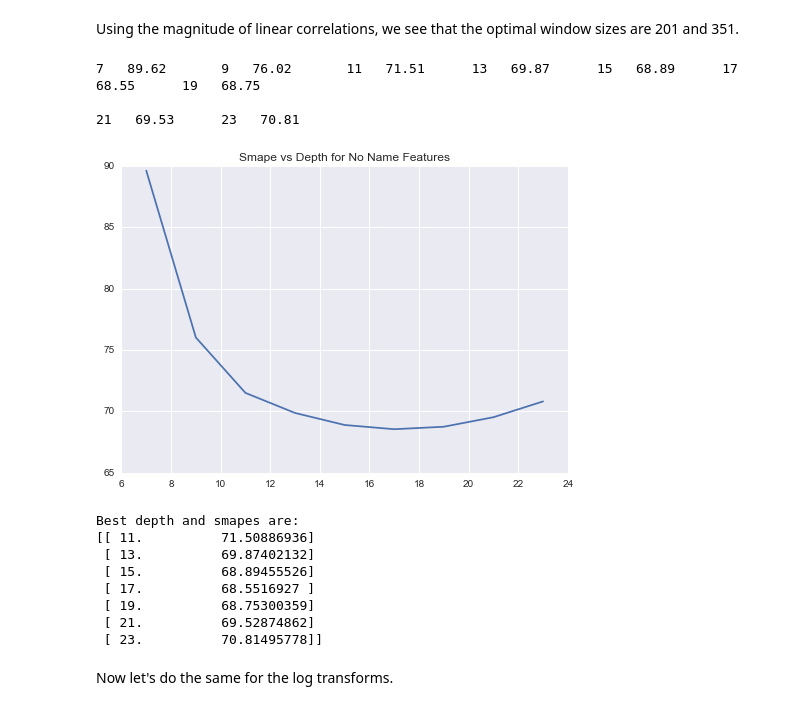
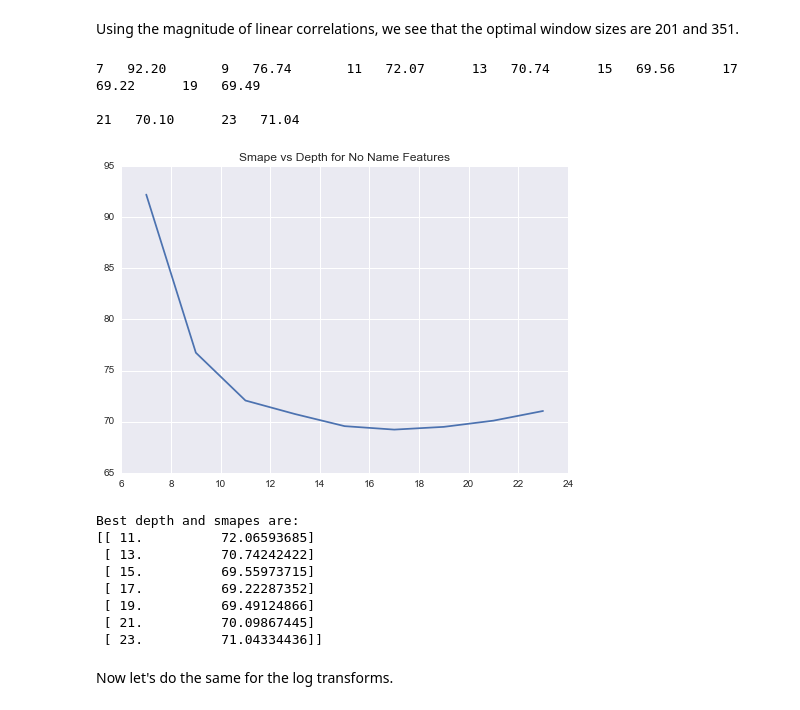
Before and after one commit to MatthewMcGonagle/KaggleWikiTraffic, a Jupyter notebook: FinalReport.ipynb, the cells around one changed output. Drawn from its saved outputs; the diff is of its cells as text; code cells hidden in the pictures.

```diff
--- a/FinalReport.ipynb
+++ b/FinalReport.ipynb
@@ -695,16 +715,12 @@ plt.show()
 # %% [markdown]
 So we see that there is high linear correlation between the different window means and the entire mean. This is to be expected, since on average they should all be the same. Therefore, we need to transform our coordinates. The primary coordinate is related to them all being the same.
 # %%
-def timeFeatures(X, windowSize):
-    X_windows = window_means(X, 2, windowSize)
-    all_mean = X.mean(axis = 1, keepdims = True)
-    features = np.hstack((all_mean, X_windows))
-    return features
+# Define transformation of time features.
 
 def transform_tFeatures(X_means, n_out):
-    feature1 = np.sum(X_means, axis = 1)
-    feature2 = X_means[:, 0] - X_means[:, 1]
-    feature3 = X_means[:, 0] + X_means[:, 1] - 2 * X_means[:, 2]
+    feature1 = np.mean(X_means, axis = 1)
+    feature2 = (X_means[:, 0] - X_means[:, 1]) / np.sqrt(2)
+    feature3 = (X_means[:, 0] + X_means[:, 1] - 2 * X_means[:, 2]) / np.sqrt(6)
     features = np.stack([feature1, feature2, feature3], axis = -1)
     return features[:, :n_out]
 
@@ -716,6 +732,7 @@ columns = np.arange(len(search)) % nColumns
 all_means = X_train[:, nName:].mean(axis = 1, keepdims = True)
 
 corrs = []
+print('Window Size, Correlation of All Mean vs Window Mean:')
 for var, col in zip(search, columns):
 
     tFeatures = timeFeatures(X_train, var)
@@ -731,5 +748,7 @@ corrs = np.stack(corrs, axis = -1)
 plt.plot(search, corrs[0, 1])
 plt.plot(search, corrs[0, 2], color = 'red')
 plt.plot(search, corrs[1, 2], color = 'orange')
+plt.legend(['All vs Window1', 'All vs Window2', 'Window1 vs Window2'], loc = (1.1, 0.5))
+plt.title('Correlation of Transformed Time Features')
 plt.show()
 # %% [output]
@@ -828,27 +826,0 @@ plt.show()
-# %%
-# Let's try searching over both window sizes.
-
-search = np.arange(1, nTimes, 50)
-search = [[x, y] for x in search for y in search if x + y < nTimes + 1]
-
-nColumns = 5
-columns = np.arange(len(search)) % nColumns
-results = []
-
-for sizes, col in zip(search, columns):
-
-    tFeatures = timeFeatures2(X_train[:, nName:], sizes)
-    tFeatures = transform_tFeatures(tFeatures, 3)
-
-    corr_vars = tFeatures.T
-    corr_matrix = np.corrcoef(corr_vars)
-    results.append(corr_matrix)
-    print(sizes, ' ', '%.2f' % corr_matrix[0, 1], '\t', end = '')
-    if col == nColumns - 1:
-        print('\n')
-
-results = np.stack(results, axis = -1)
-plt.plot(results[0, 2])
-plt.plot(results[1, 2], color = 'red')
-plt.plot(results[0, 1], color = 'green')
-plt.show()
@@ -900,7 +856,7 @@ Using the magnitude of linear correlations, we see that the optimal window sizes
 
 timeTransformer = Pipeline([ ('dropNames', FunctionTransformer(lambda X : X[:, nName:])),
                              ('timeFeatures2', FunctionTransformer(timeFeatures2,
-                                                                 kw_args = {'windowSizes' : [201, 351]})),
+                                                                 kw_args = {'windowSizes' : [201, 51]})),
                              ('transform', FunctionTransformer(transform_tFeatures,
                                                               kw_args = {'n_out' : 3}))])
 
@@ -908,44 +864,44 @@ nameTransformer = FunctionTransformer(lambda X : X[:, :nName])
 dataTransformer = FeatureUnion([ ('name', nameTransformer),
                                  ('time', timeTransformer) ])
 
 model = Pipeline([ ('data', dataTransformer),
                    ('tree', DecisionTreeRegressor(max_depth = 10)) ])
 
 search = np.arange(7, 25, 2)
 
 smapes = np.empty(0)
 nColumns = 7
 columns = np.arange(len(search)) % nColumns
 
 for depth, col in zip(search, columns):
     model.set_params(tree__max_depth = depth)
     model.fit(X_train, Y_train)
     Y_predict = model.predict(X_valid)
     newsmape = smape(epsilon + Y_predict, Y_valid)
     smapes = np.append(smapes, newsmape)
     print(depth, ' ', '%.2f' % newsmape, '\t', end = '')
     if col == nColumns - 1:
         print('\n')
 
 plt.plot(search, smapes)
 plt.title('Smape vs Depth for No Name Features')
 plt.show()
 
 print('Best depth and smapes are:')
 print(np.vstack((search, smapes)).T [smapes < 75])
 # %% [output]
-7   89.62       9   76.02       11   71.51      13   69.87      15   68.89      17   68.55      19   68.75
+7   92.20       9   76.74       11   72.07      13   70.74      15   69.56      17   69.22      19   69.49
 
-21   69.53      23   70.81
+21   70.10      23   71.04
-[figure, old version]
+[figure, new version]
 Best depth and smapes are:
-[[ 11.          71.50886936]
- [ 13.          69.87402132]
- [ 15.          68.89455526]
- [ 17.          68.5516927 ]
- [ 19.          68.75300359]
- [ 21.          69.52874862]
- [ 23.          70.81495778]]
+[[ 11.          72.06593685]
+ [ 13.          70.74242422]
+ [ 15.          69.55973715]
+ [ 17.          69.22287352]
+ [ 19.          69.49124866]
+ [ 21.          70.09867445]
+ [ 23.          71.04334436]]
 # %% [markdown]
 Now let's do the same for the log transforms.
 # %%
```
Also changed, not shown: parts of 20 cells of this notebook.
